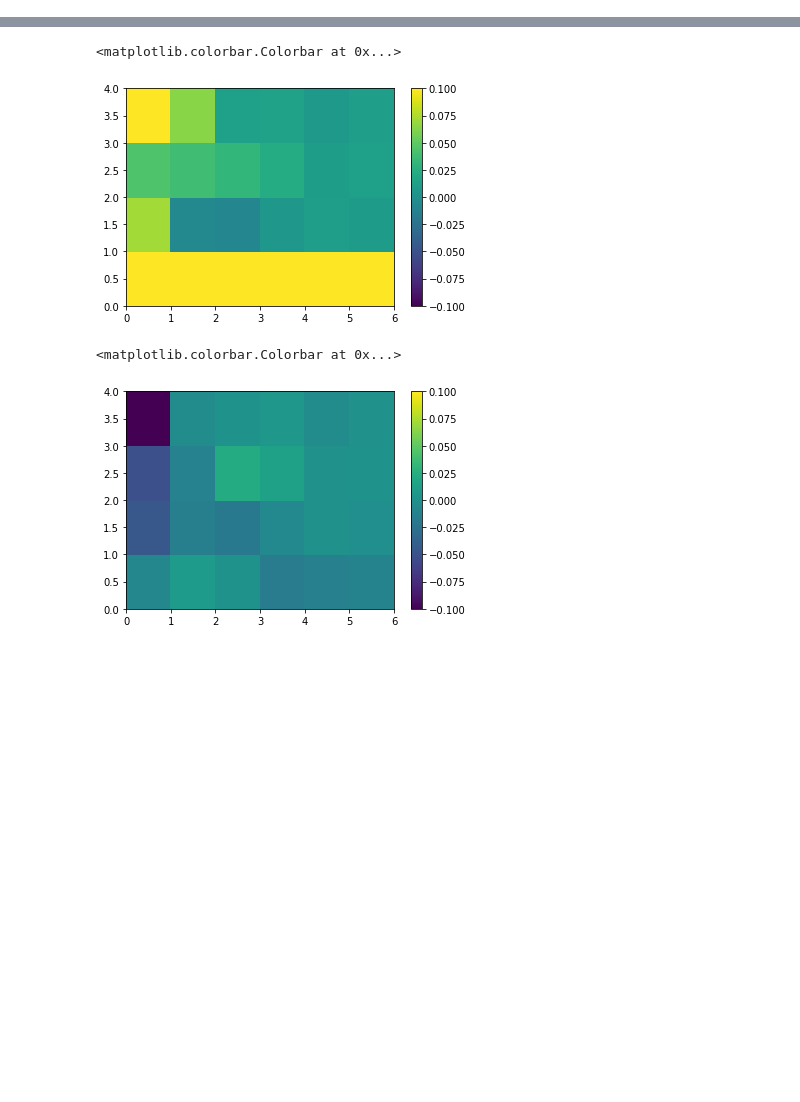
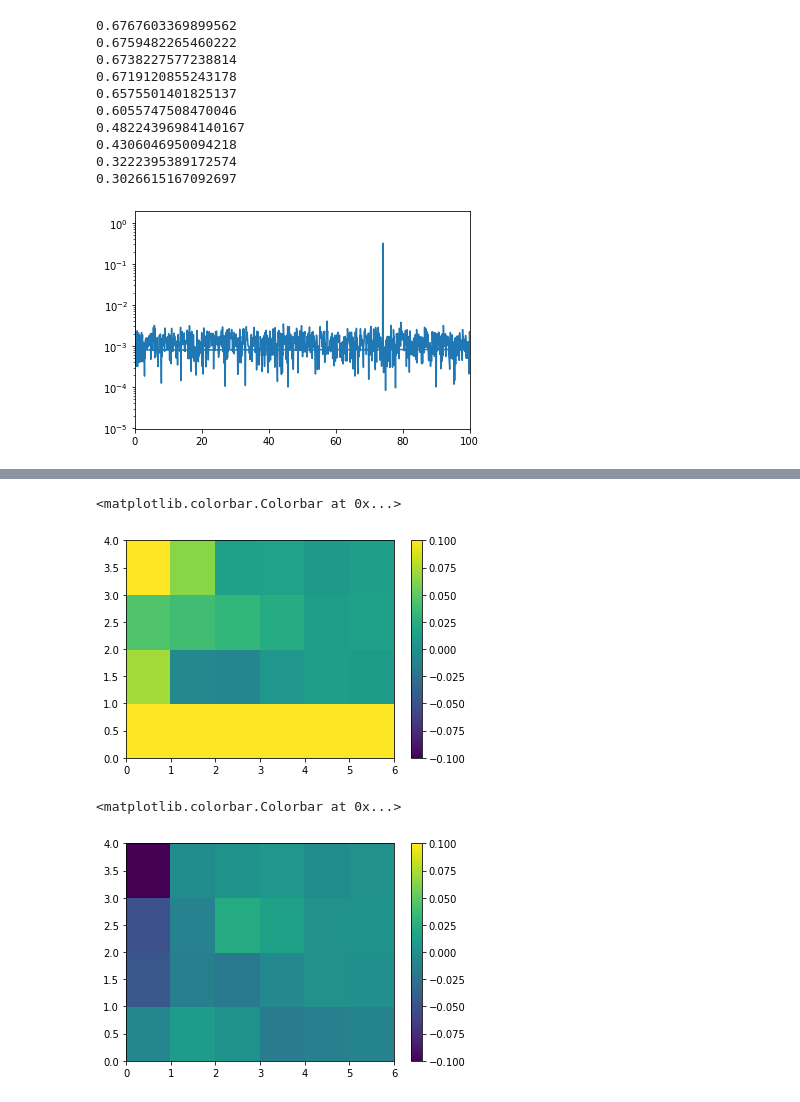
Before and after one commit to nakakeigo/notebook, a Jupyter notebook: LPF.ipynb, the cells around one changed output, grey strips where cells are left out. Saved outputs shown, nothing was run; the diff lists cells and outputs as text; code cells hidden in the pictures; blank space fills up the shorter version.

```diff
--- a/LPF.ipynb
+++ b/LPF.ipynb
@@ -18,8 +18,8 @@ global SNR # Signal to Noise Ratio
 samp=  2000
 NET = 300
 tau =0.004
-tstop = 5.
-SNR = 5.0
+tstop = 10.
+SNR = 10.0
 
 """ stimulator part """
 stm = np.array([1,2,4,5,10,20,40,50,75,80])
@@ -109,10 +113,10 @@ def FindPeak(x,y):
     peak_cut = 0.01 #Peak threshold
     maximal_idx = maximal_idx[(amp[maximal_idx] > peak_cut) & (maximal_idx <= len(x)/2)]
 
-    #print(max(amp[maximal_idx]), np.sqrt(max(amp[maximal_idx])))
     peak = max(amp[maximal_idx])
+    ipeak = np.where(amp==max(amp[maximal_idx]))[0][0]
 
-    return peak
+    return ipeak, peak
 
 def  plotFFT(x,y):
     fft_sig = fftpack.fft(y)
@@ -129,6 +133,15 @@ def  plotFFT(x,y):
     plt.plot(freqList,amp)
     plt.xlim(0,100)
     plt.yscale('log')
+
+def NoiseFFT(x, y, freq):
+    fft_sig = fftpack.fft(y)
+    freqList = fftpack.fftfreq(len(x), d=1.0/ samp)
+
+    amp = np.sqrt(fft_sig.real**2+fft_sig.imag**2)/len(x)*2
+    ph = np.arctan2(fft_sig.imag,fft_sig.real)
+
+    return amp[freq]
 # %%
 def rect(x,f,a,b,c,d,p1,p2,p3,p4,off):
     return  (4/const.pi)*(a*np.sin(2*const.pi*f*x+p1)+b*np.sin(2*const.pi*3*f*x+p2)+c*np.sin(2*const.pi*5*f*x+p3)+d*np.sin(2*const.pi*7*f*x+p4))+off
@@ -213,3 +220,44 @@ def PlotMinuitSignal(x,y):
 
     plt.plot(x,y)
     plt.plot(x, rect(x,m.values[0],m.values[1],m.values[2],m.values[3],m.values[4],m.values[5],m.values[6],m.values[7],m.values[8],m.values[9]))
+# %%
+gain2 = []
+gain2e = []
+
+x = np.arange(0,tstop,1.0/samp)
+
+for i in range(10):
+    fstm = stm[i]
+    flat = rflat/fstm/2
+    tilt = (1-rflat)/4/fstm
+    xf, y = GetSignal(x,tilt,flat,fstm)
+    yvar = GetNoise(x,tilt,flat,fstm)
+
+    if i ==8:
+        #PlotMinuitSignal(xf,y)
+        #ShowFitResult(xf,y)
+        plotFFT(xf,y)
+
+    ipeak, peak= FindPeak(xf,y)
+    noise = NoiseFFT(xf,yvar,ipeak)
+
+    gain2.append(peak)
+    gain2e.append(noise)
+
+    print(peak)
+
+f = stm
+g2=np.array(gain2)
+g2e=np.array(gain2e)
+# %% [output]
+0.6767603369899562
+0.6759482265460222
+0.6738227577238814
+0.6719120855243178
+0.6575501401825137
+0.6055747508470046
+0.48224396984140167
+0.4306046950094218
+0.3222395389172574
+0.3026615167092697
+[figure, added]
```
Also changed, not shown: parts of 10 cells of this notebook.
